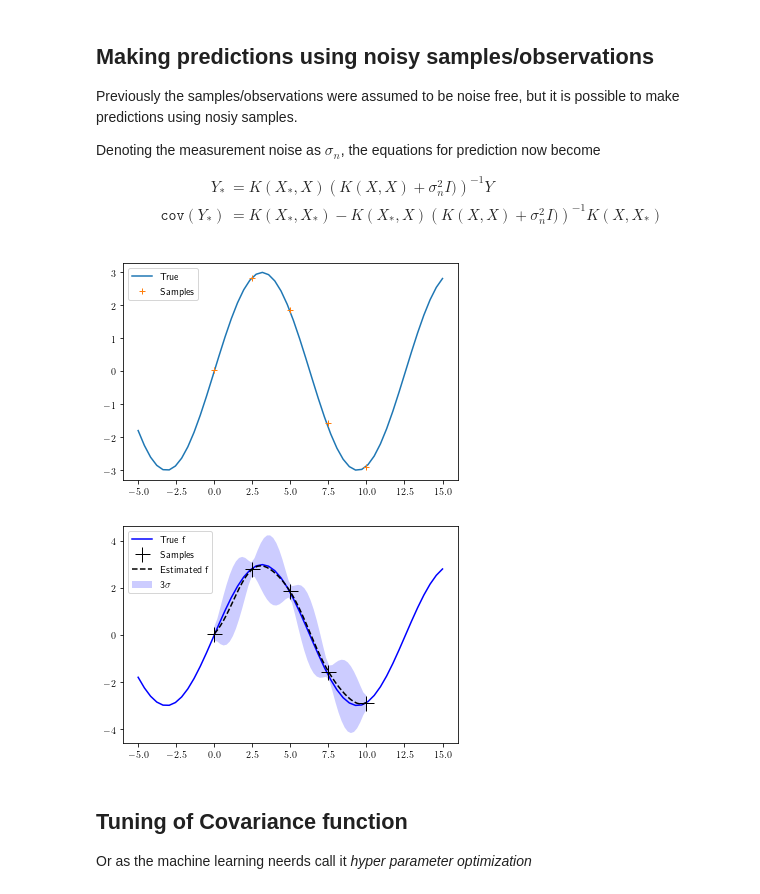
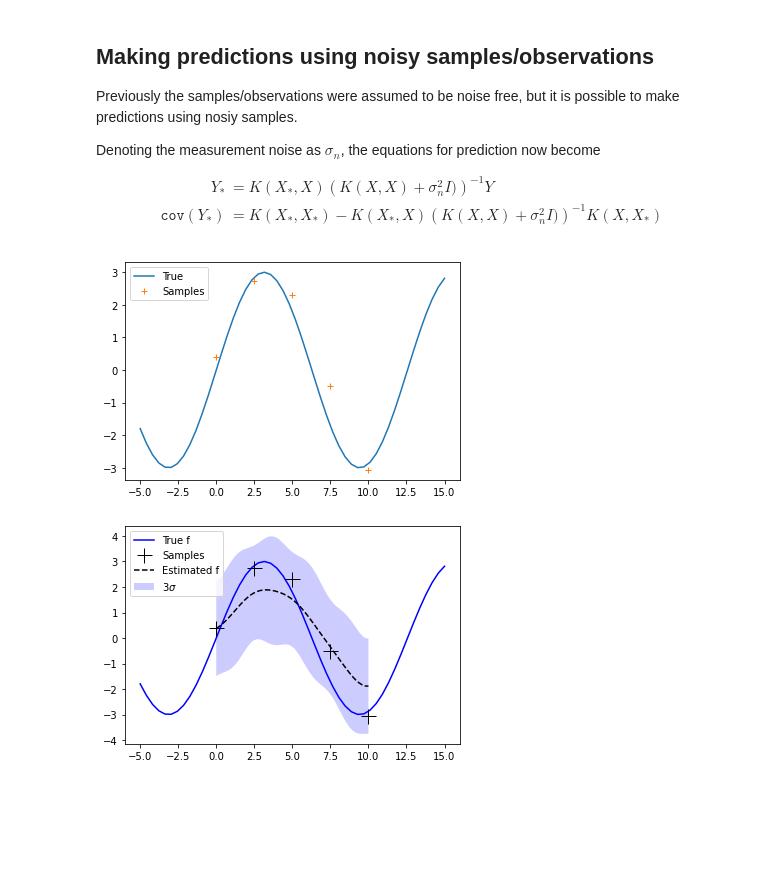
Before and after one commit to eliasrhoden/GP-Notebook, a Jupyter notebook: Gaussian Processes.ipynb, the cells around one changed output. Cells and saved outputs as stored; diff of their text form; code cells hidden in the pictures; blank space fills up the shorter version.

```diff
--- a/Gaussian Processes.ipynb
+++ b/Gaussian Processes.ipynb
@@ -430,27 +432,27 @@ $$
 # %%
 # Modyfing the same example again, but with meas noise
 
-sigma_n = 0.1
+sigma_n = 0.8
 
 rnd.seed(42)
 
 n = 5
 
 X = np.linspace(0,10,n)
 
 def f_true(x):
     return 3*np.sin(x*0.5)
 
 Y = f_true(X) + sigma_n*rnd.randn(len(X))
 
 XT = np.linspace(-5,15)
 
 plt.plot(XT,f_true(XT))
 plt.plot(X,Y,'+')
 plt.legend(['True','Samples'])
 plt.show()
 # %% [output]
-[figure, old version]
+[figure, new version]
 # %%
 def pred_example_w_noise(tune_param):
     # Covariance function
@@ -488,8 +490,4 @@ def pred_example_w_noise(tune_param):
     plt.show()
 pred_example_w_noise(0.5)
 # %% [output]
-[figure, old version]
+[figure, new version]
-# %% [markdown]
-## Tuning of Covariance function
-
-Or as the machine learning neerds call it *hyper parameter optimization*
```
Also changed, not shown: parts of 11 cells of this notebook.
